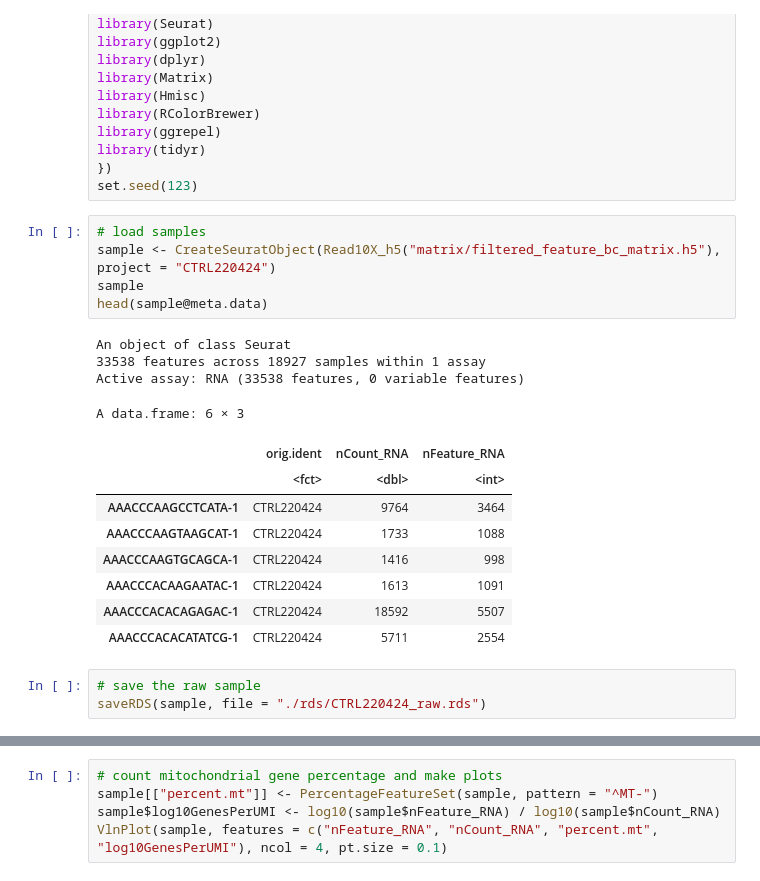
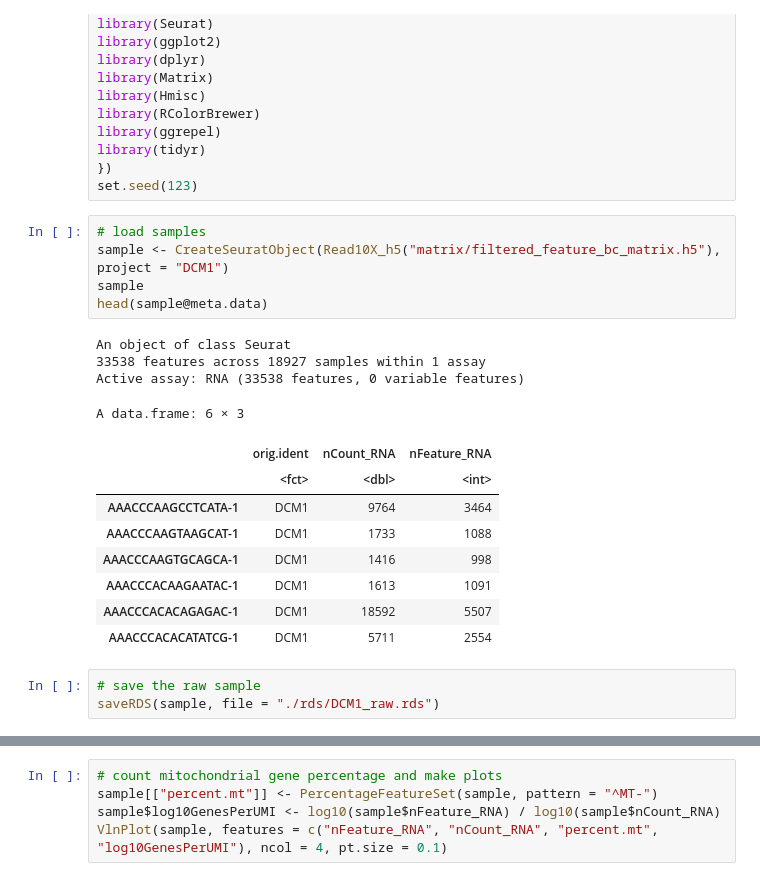
Before and after one commit to ventson/scCADpipe, a Jupyter notebook: 1_Preprocessing/DCM1.ipynb, the cells around one changed output, grey strips where cells are left out. Saved outputs shown, nothing was run; the diff lists cells and outputs as text.

```diff
--- a/1_Preprocessing/DCM1.ipynb
+++ b/1_Preprocessing/DCM1.ipynb
@@ -15,25 +15,25 @@ library(tidyr)
 set.seed(123)
 # %%
 # load samples
-sample <- CreateSeuratObject(Read10X_h5("matrix/filtered_feature_bc_matrix.h5"), project = "CTRL220424")
+sample <- CreateSeuratObject(Read10X_h5("matrix/filtered_feature_bc_matrix.h5"), project = "DCM1")
 sample
 head(sample@meta.data)
 # %% [output]
 An object of class Seurat
 33538 features across 18927 samples within 1 assay
 Active assay: RNA (33538 features, 0 variable features)
 A data.frame: 6 × 3
 |  | orig.ident | nCount_RNA | nFeature_RNA |
 |  | <fct> | <dbl> | <int> |
-| AAACCCAAGCCTCATA-1 | CTRL220424 | 9764 | 3464 |
-| AAACCCAAGTAAGCAT-1 | CTRL220424 | 1733 | 1088 |
-| AAACCCAAGTGCAGCA-1 | CTRL220424 | 1416 | 998 |
-| AAACCCACAAGAATAC-1 | CTRL220424 | 1613 | 1091 |
-| AAACCCACACAGAGAC-1 | CTRL220424 | 18592 | 5507 |
-| AAACCCACACATATCG-1 | CTRL220424 | 5711 | 2554 |
+| AAACCCAAGCCTCATA-1 | DCM1 | 9764 | 3464 |
+| AAACCCAAGTAAGCAT-1 | DCM1 | 1733 | 1088 |
+| AAACCCAAGTGCAGCA-1 | DCM1 | 1416 | 998 |
+| AAACCCACAAGAATAC-1 | DCM1 | 1613 | 1091 |
+| AAACCCACACAGAGAC-1 | DCM1 | 18592 | 5507 |
+| AAACCCACACATATCG-1 | DCM1 | 5711 | 2554 |
 # %%
 # save the raw sample
-saveRDS(sample, file = "./rds/CTRL220424_raw.rds")
+saveRDS(sample, file = "./rds/DCM1_raw.rds")
 # %%
 # remove doublets
 source("../scripts/dedoublet.R")
```
Also changed, not shown: parts of 10 cells of this notebook, 29 other files.
